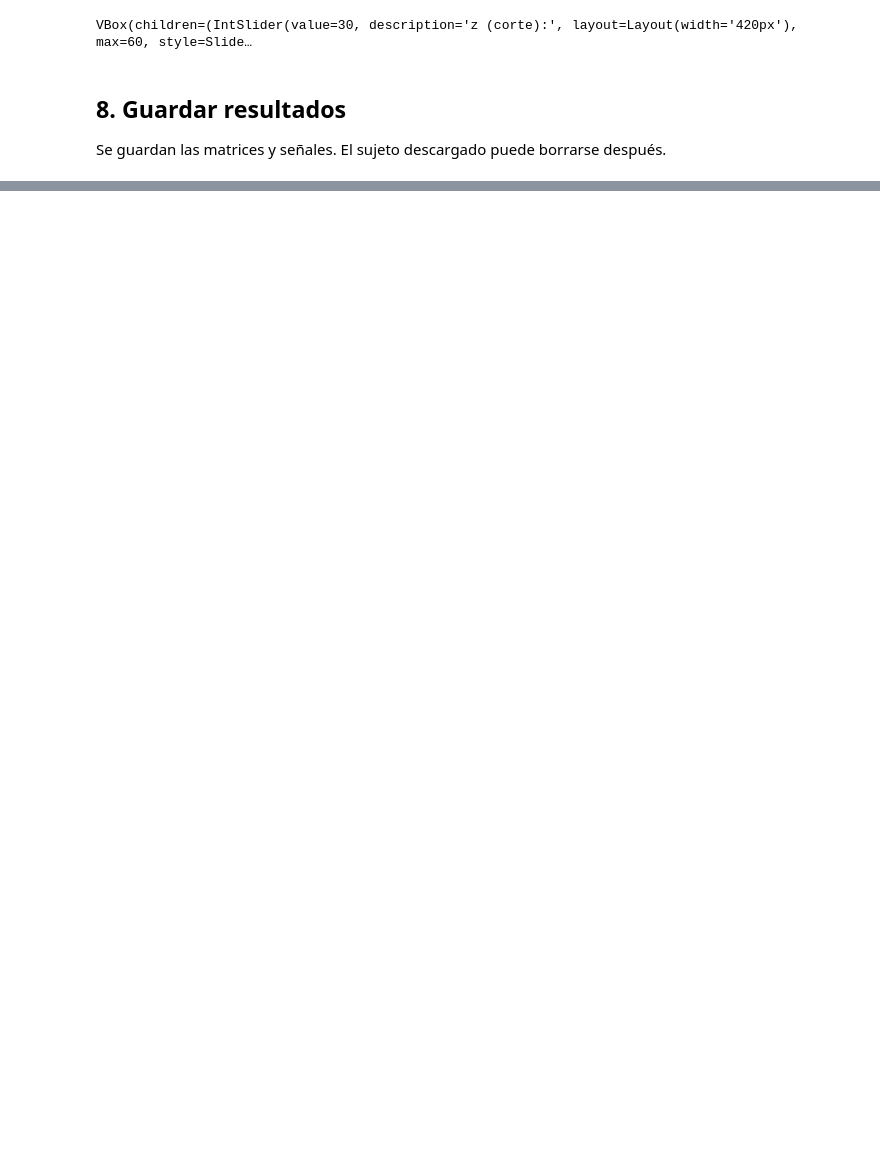
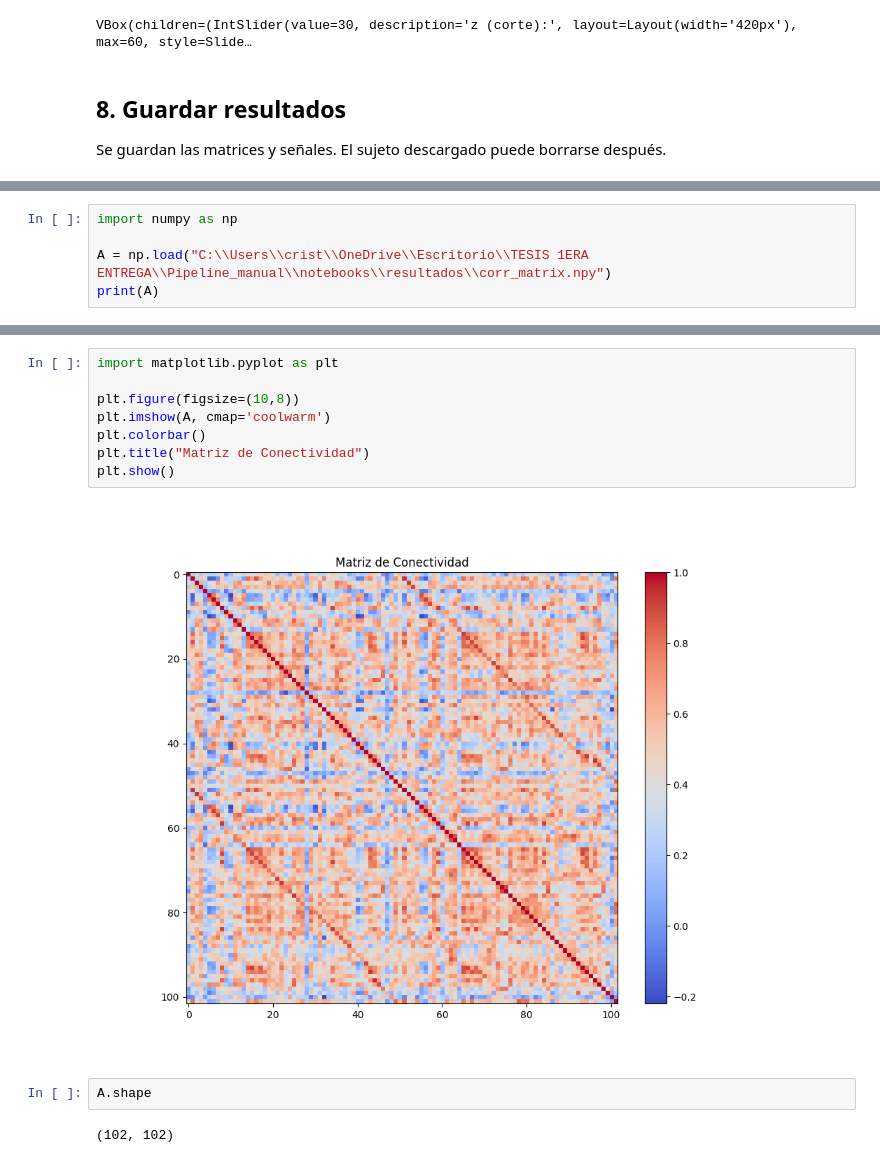
Before and after one commit to crst1970/TESIS-1ERA-ENTREGA, a Jupyter notebook: Pipeline_manual/notebooks/Pipeline_v5.ipynb, the cells around one changed output, grey strips where cells are left out. Saved outputs shown, nothing was run; the diff lists cells and outputs as text; blank space fills up the shorter version.

```diff
--- a/Pipeline_manual/notebooks/Pipeline_v5.ipynb
+++ b/Pipeline_manual/notebooks/Pipeline_v5.ipynb
@@ -340,3 +335,8 @@ Guardado en resultados/  (TR=1.5s)
   gl_matrix.npy         — graphical lasso        (ROI x ROI)
   gl_matrix_thr.npy     — GL umbralizado         (ROI x ROI)
   TR.npy                — TR del sujeto en segundos
+# %%
+import numpy as np
+
+A = np.load("C:\\Users\\crist\\OneDrive\\Escritorio\\TESIS 1ERA ENTREGA\\Pipeline_manual\\notebooks\\resultados\\corr_matrix.npy")
+print(A)
@@ -342,0 +357,14 @@ Guardado en resultados/  (TR=1.5s)
+# %%
+import matplotlib.pyplot as plt
+
+plt.figure(figsize=(10,8))
+plt.imshow(A, cmap='coolwarm')
+plt.colorbar()
+plt.title("Matriz de Conectividad")
+plt.show()
+# %% [output]
+[figure, added]
+# %%
+A.shape
+# %% [output]
+(102, 102)
```
Also changed, not shown: parts of 16 cells of this notebook, 9 other files.
